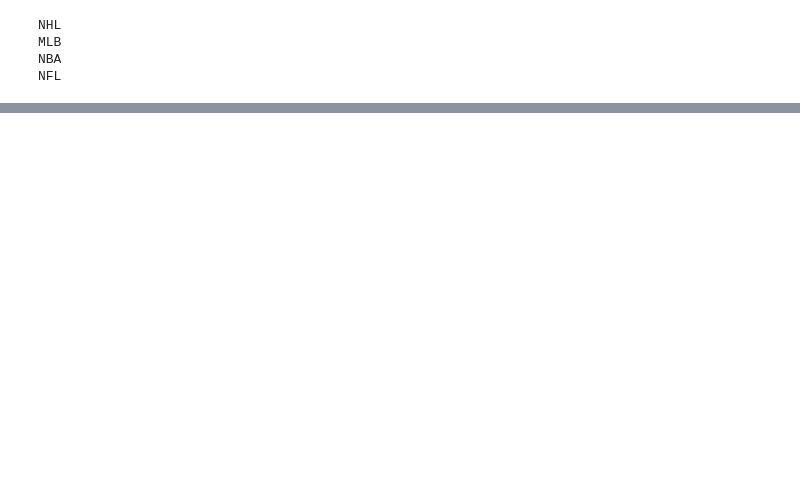
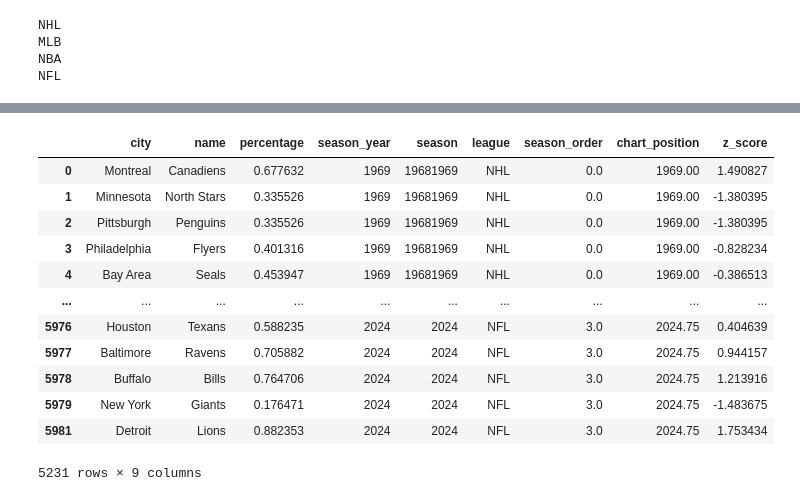
Before and after one commit to ethanarsht/sports_index, a Jupyter notebook: standings_analysis.ipynb, the cells around one changed output, grey strips where cells are left out. Saved outputs shown, nothing was run; the diff lists cells and outputs as text; code cells hidden in the pictures; blank space fills up the shorter version.

```diff
--- a/standings_analysis.ipynb
+++ b/standings_analysis.ipynb
@@ -6,5 +8,7 @@ import standings_api_calls
 # %%
-standings = standings_api_calls.main(league='all', csv=False)
+standings = standings_api_calls.main(league='all',
+                                     csv=True,
+                                     cached=False).reset_index(drop=True)
 # %% [output]
 NHL
 MLB
@@ -50,0 +68,16 @@ standings['z_score'] = standings.groupby(['league', 'season_year'])['percentage'
+# %%
+standings
+# %% [output]
+|  | city | name | percentage | season_year | season | league | season_order | chart_position | z_score |
+| 0 | Montreal | Canadiens | 0.677632 | 1969 | 19681969 | NHL | 0.0 | 1969.00 | 1.490827 |
+| 1 | Minnesota | North Stars | 0.335526 | 1969 | 19681969 | NHL | 0.0 | 1969.00 | -1.380395 |
+| 2 | Pittsburgh | Penguins | 0.335526 | 1969 | 19681969 | NHL | 0.0 | 1969.00 | -1.380395 |
+| 3 | Philadelphia | Flyers | 0.401316 | 1969 | 19681969 | NHL | 0.0 | 1969.00 | -0.828234 |
+| 4 | Bay Area | Seals | 0.453947 | 1969 | 19681969 | NHL | 0.0 | 1969.00 | -0.386513 |
+| ... | ... | ... | ... | ... | ... | ... | ... | ... | ... |
+| 5976 | Houston | Texans | 0.588235 | 2024 | 2024 | NFL | 3.0 | 2024.75 | 0.404639 |
+| 5977 | Baltimore | Ravens | 0.705882 | 2024 | 2024 | NFL | 3.0 | 2024.75 | 0.944157 |
+| 5978 | Buffalo | Bills | 0.764706 | 2024 | 2024 | NFL | 3.0 | 2024.75 | 1.213916 |
+| 5979 | New York | Giants | 0.176471 | 2024 | 2024 | NFL | 3.0 | 2024.75 | -1.483675 |
+| 5981 | Detroit | Lions | 0.882353 | 2024 | 2024 | NFL | 3.0 | 2024.75 | 1.753434 |
+5231 rows × 9 columns
```
Also changed, not shown: parts of 19 cells of this notebook, 2 other files.
